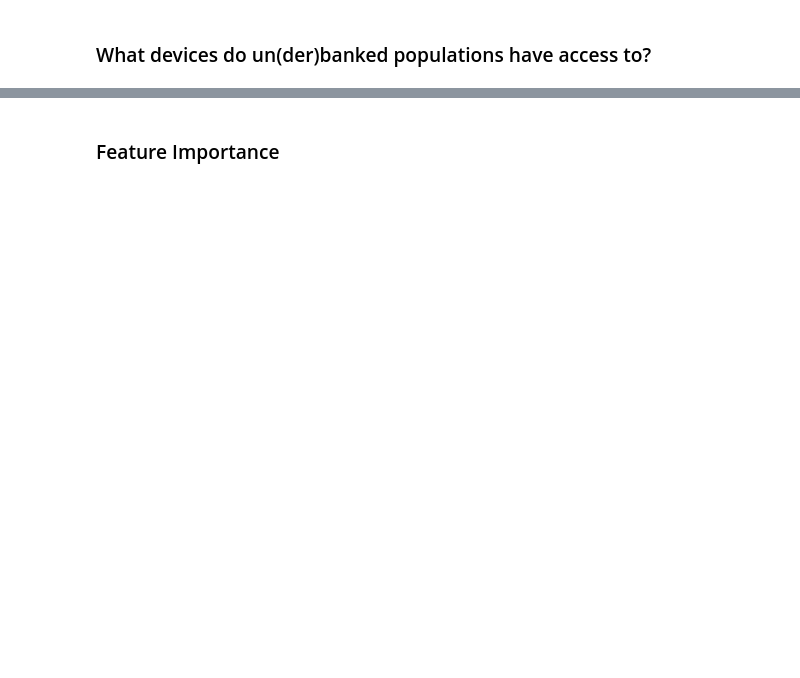
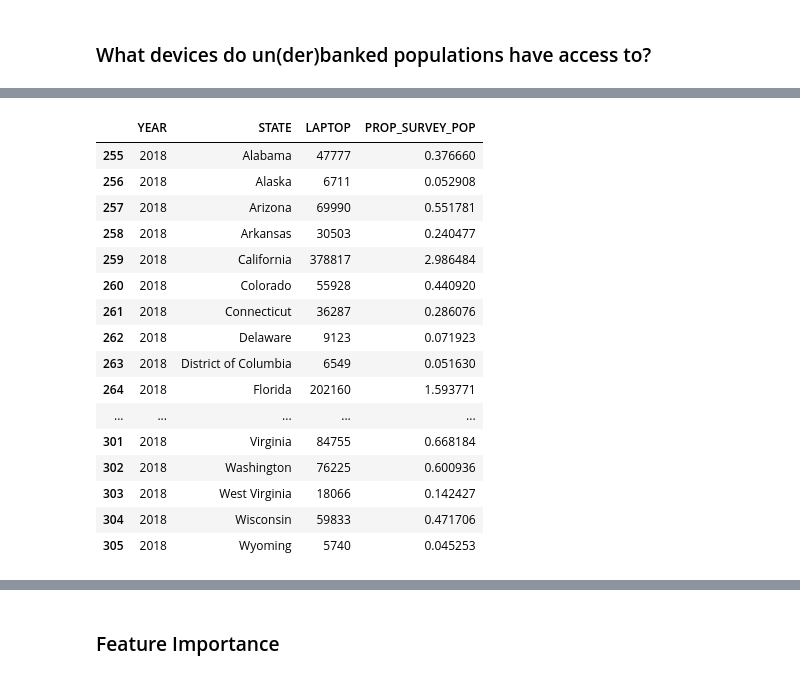
Before and after one commit to Neji128/An-Exploration-of-the-Unbanked-in-the-US, a Jupyter notebook: notebooks/EDA.ipynb, the cells around one changed output, grey strips where cells are left out. Saved outputs shown, nothing was run; the diff lists cells and outputs as text; code cells hidden in the pictures; blank space fills up the shorter version.

```diff
--- a/notebooks/EDA.ipynb
+++ b/notebooks/EDA.ipynb
@@ -195,0 +328,30 @@ CPS_df.head()
+# %%
+devices = pd.DataFrame()
+devices["STATE"] = ACS_df.STATE
+devices["LAPTOP"] = ACS_df.CILAPTOP
+devices["YEAR"] = ACS_df.YEAR
+
+devices = devices.groupby(["YEAR", "STATE"]).count()
+# %%
+devices = devices.reset_index()
+# %%
+devices["PROP_SURVEY_POP"] = devices.LAPTOP/devices.LAPTOP.sum()*100
+devices.loc[devices["YEAR"] == 2018]
+# %% [output]
+|  | YEAR | STATE | LAPTOP | PROP_SURVEY_POP |
+| 255 | 2018 | Alabama | 47777 | 0.376660 |
+| 256 | 2018 | Alaska | 6711 | 0.052908 |
+| 257 | 2018 | Arizona | 69990 | 0.551781 |
+| 258 | 2018 | Arkansas | 30503 | 0.240477 |
+| 259 | 2018 | California | 378817 | 2.986484 |
+| 260 | 2018 | Colorado | 55928 | 0.440920 |
+| 261 | 2018 | Connecticut | 36287 | 0.286076 |
+| 262 | 2018 | Delaware | 9123 | 0.071923 |
+| 263 | 2018 | District of Columbia | 6549 | 0.051630 |
+| 264 | 2018 | Florida | 202160 | 1.593771 |
+| ... | ... | ... | ... | ... |
+| 301 | 2018 | Virginia | 84755 | 0.668184 |
+| 302 | 2018 | Washington | 76225 | 0.600936 |
+| 303 | 2018 | West Virginia | 18066 | 0.142427 |
+| 304 | 2018 | Wisconsin | 59833 | 0.471706 |
+| 305 | 2018 | Wyoming | 5740 | 0.045253 |
```
Also changed, not shown: parts of 19 cells of this notebook, 1 other file.
